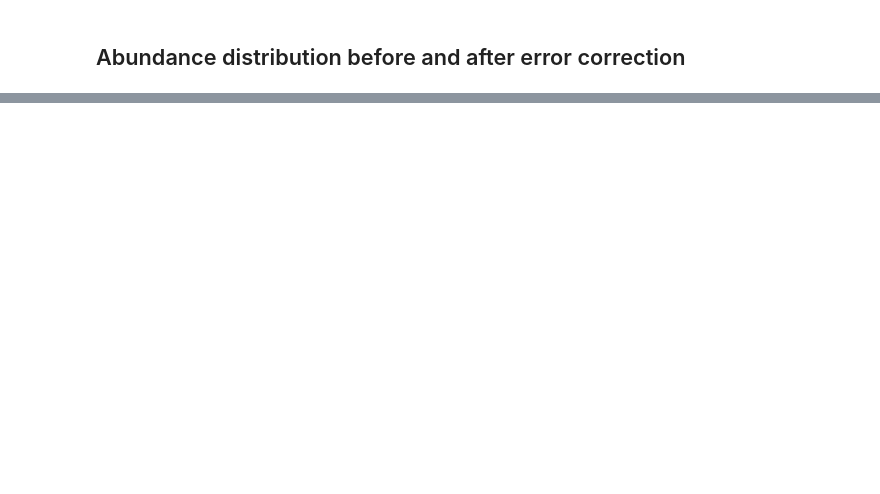
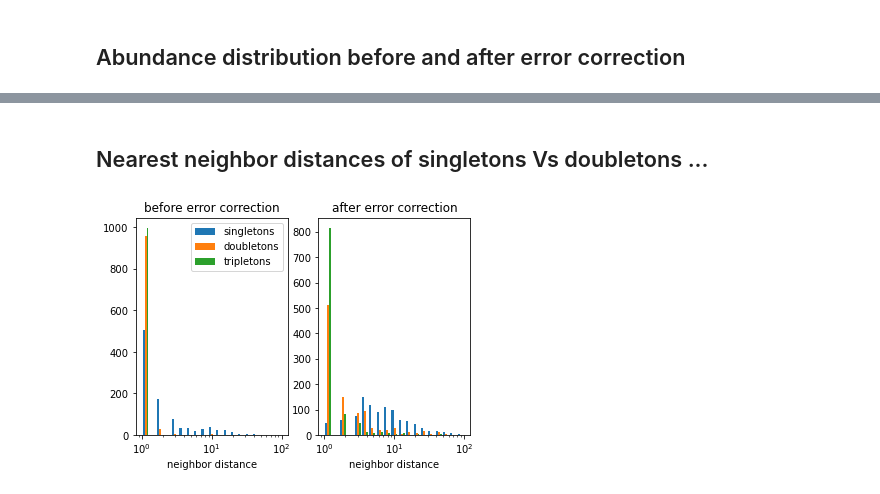
Before and after one commit to StatPhysBio/covid-bcr, a Jupyter notebook: error_correct.ipynb, the cells around one changed output, grey strips where cells are left out. Saved outputs shown, nothing was run; the diff lists cells and outputs as text; code cells hidden in the pictures; blank space fills up the shorter version.

```diff
--- a/error_correct.ipynb
+++ b/error_correct.ipynb
@@ -133,0 +163,34 @@ singleton composition after error correction: 12.03%
+# %%
+def nearest_neighbor_distance(seq: str, seqs: np.ndarray) -> int:
+    d = np.inf
+    for ct, seq2 in enumerate(seqs, 1):
+        if len(seq) != len(seq2):
+            continue
+        d_new = hamming_distance(seq, seq2)
+        if 0 < d_new < d:
+            d = d_new
+    return d
+# %% [markdown]
+Nearest neighbor distances of singletons Vs doubletons ...
+---
+# %%
+size = 1000
+# %%
+plt.subplot(121, title='before error correction')
+plt.hist(np.array([[nearest_neighbor_distance(seq, df.sequence.values) for seq in np.random.choice(df.sequence[df.abundance == 1].values, size)],
+                   [nearest_neighbor_distance(seq, df.sequence.values) for seq in np.random.choice(df.sequence[df.abundance == 2].values, size)],
+                   [nearest_neighbor_distance(seq, df.sequence.values) for seq in np.random.choice(df.sequence[df.abundance == 3].values, size)]]).T,
+         bins=np.logspace(0, 2, 20), label=('singletons', 'doubletons', 'tripletons'))
+plt.xlabel('neighbor distance')
+plt.xscale('log')
+plt.legend()
+plt.subplot(122, title='after error correction')
+plt.hist(np.array([[nearest_neighbor_distance(seq, df_corrected.sequence.values) for seq in np.random.choice(df_corrected.sequence[df_corrected.abundance == 1].values, size)],
+                   [nearest_neighbor_distance(seq, df_corrected.sequence.values) for seq in np.random.choice(df_corrected.sequence[df_corrected.abundance == 2].values, size)],
+                   [nearest_neighbor_distance(seq, df_corrected.sequence.values) for seq in np.random.choice(df_corrected.sequence[df_corrected.abundance == 3].values, size)]]).T,
+         bins=np.logspace(0, 2, 20), label=('singletons', 'doubletons', 'tripletons'))
+plt.xlabel('neighbor distance')
+plt.xscale('log')
+plt.show()
+# %% [output]
+[figure, added]
```
Also changed, not shown: parts of 15 cells of this notebook.
